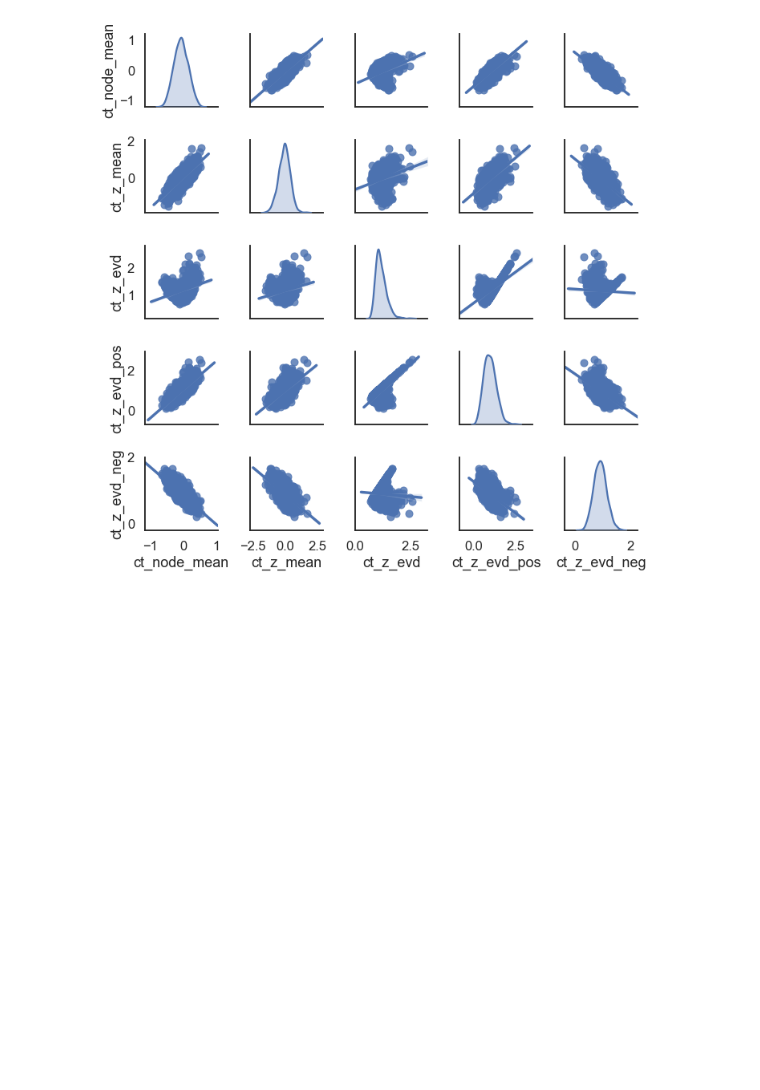
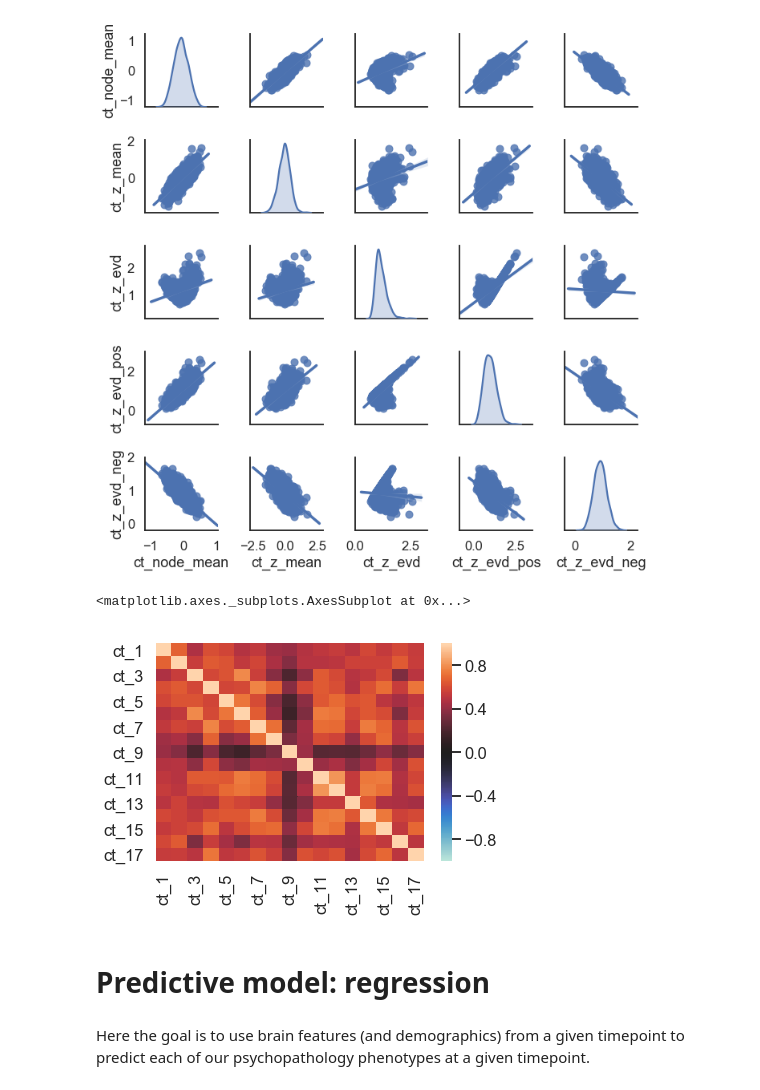
Before and after one commit to lindenmp/NormativeNeuroDev_Longitudinal, a Jupyter notebook: code/predict_pheno.ipynb, the cells around one changed output. Drawn from its saved outputs; the diff is of its cells as text; code cells hidden in the pictures; blank space fills up the shorter version.

```diff
--- a/code/predict_pheno.ipynb
+++ b/code/predict_pheno.ipynb
@@ -287,3 +287,20 @@ sns.heatmap(R.astype(float), annot = True, center = 0, vmax = 1, vmin = -1)
 g = sns.pairplot(df_node_summary, kind = 'reg', diag_kind = 'kde', height = 2)
 # %% [output]
 [figure]
+# %%
+df_z_sys = summarise_network(df_z.loc[:,region_filter], parcel_loc[region_filter], yeo_idx[region_filter], metrics = ('ct',), method = 'mean')
+# %%
+R = pd.DataFrame(index = df_z_sys.columns, columns = df_z_sys.columns)
+
+for i_col in df_z_sys.columns:
+    for j_col in df_z_sys.columns:
+        R.loc[i_col,j_col] = sp.stats.pearsonr(df_z_sys[i_col],df_z_sys[j_col])[0]
+# %%
+sns.heatmap(R.astype(float), annot = False, center = 0, vmax = 1, vmin = -1)
+# %% [output]
+<matplotlib.axes._subplots.AxesSubplot at 0x...>
+[figure, added]
+# %% [markdown]
+# Predictive model: regression
+# %% [markdown]
+Here the goal is to use brain features (and demographics) from a given timepoint to predict each of our psychopathology phenotypes at a given timepoint.
```
Also changed, not shown: parts of 10 cells of this notebook, 1 other file.
